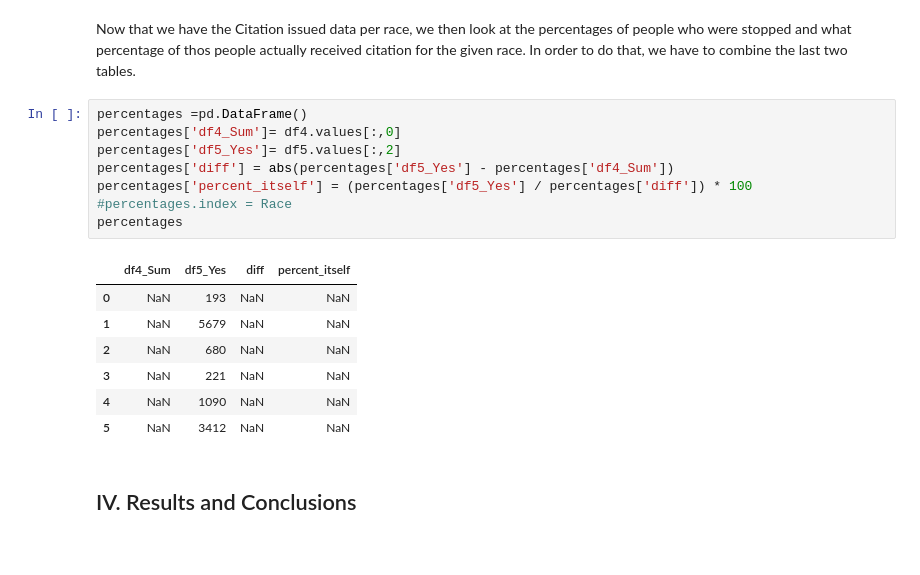
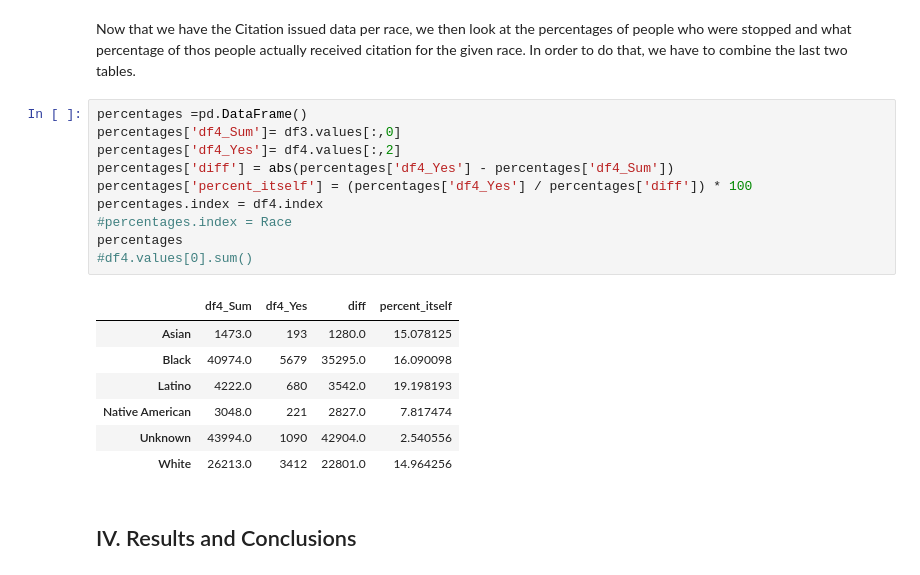
Before and after one commit to Afewerk/Capstones, a Jupyter notebook: CapstonOne #1 - Policing_Minneapolis.ipynb, the cells around one changed output. Saved outputs shown, nothing was run; the diff lists cells and outputs as text.

```diff
--- a/CapstonOne #1 - Policing_Minneapolis.ipynb
+++ b/CapstonOne #1 - Policing_Minneapolis.ipynb
@@ -262,20 +262,22 @@ White            14118       8683   3412
 Now that we have the Citation issued data per race, we then look at the percentages of people who were stopped and what percentage of thos people actually received citation for the given race. In order to do that, we have to combine the last two tables.
 # %%
 percentages =pd.DataFrame()
-percentages['df4_Sum']= df4.values[:,0]
-percentages['df5_Yes']= df5.values[:,2]
-percentages['diff'] = abs(percentages['df5_Yes'] - percentages['df4_Sum'])
-percentages['percent_itself'] = (percentages['df5_Yes'] / percentages['diff']) * 100
+percentages['df4_Sum']= df3.values[:,0]
+percentages['df4_Yes']= df4.values[:,2]
+percentages['diff'] = abs(percentages['df4_Yes'] - percentages['df4_Sum'])
+percentages['percent_itself'] = (percentages['df4_Yes'] / percentages['diff']) * 100
+percentages.index = df4.index
 #percentages.index = Race
 percentages
+#df4.values[0].sum()
 # %% [output]
-|  | df4_Sum | df5_Yes | diff | percent_itself |
-| 0 | NaN | 193 | NaN | NaN |
-| 1 | NaN | 5679 | NaN | NaN |
-| 2 | NaN | 680 | NaN | NaN |
-| 3 | NaN | 221 | NaN | NaN |
-| 4 | NaN | 1090 | NaN | NaN |
-| 5 | NaN | 3412 | NaN | NaN |
+|  | df4_Sum | df4_Yes | diff | percent_itself |
+| Asian | 1473.0 | 193 | 1280.0 | 15.078125 |
+| Black | 40974.0 | 5679 | 35295.0 | 16.090098 |
+| Latino | 4222.0 | 680 | 3542.0 | 19.198193 |
+| Native American | 3048.0 | 221 | 2827.0 | 7.817474 |
+| Unknown | 43994.0 | 1090 | 42904.0 | 2.540556 |
+| White | 26213.0 | 3412 | 22801.0 | 14.964256 |
 # %% [markdown]
 ## IV. Results and Conclusions
 # %% [markdown]
```
